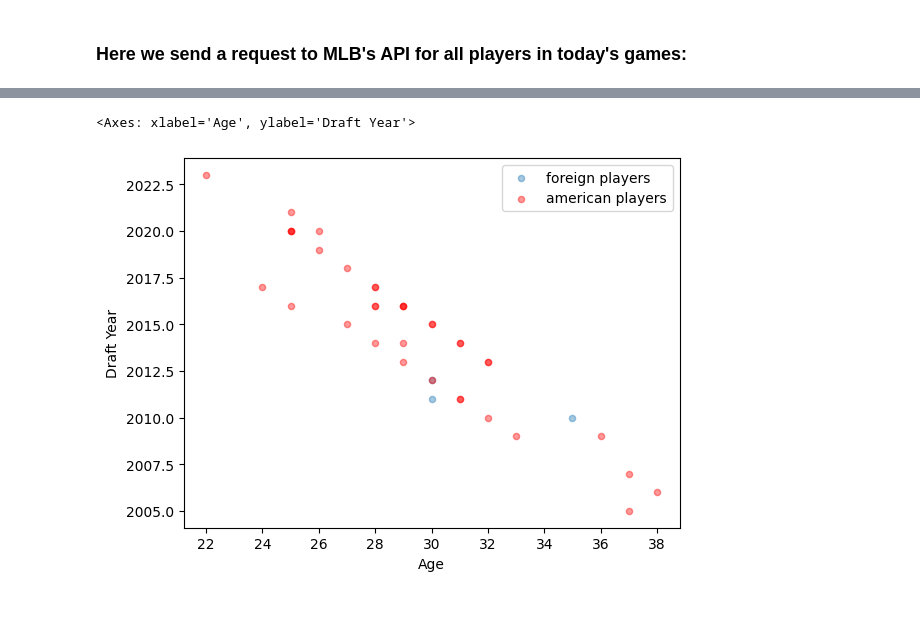
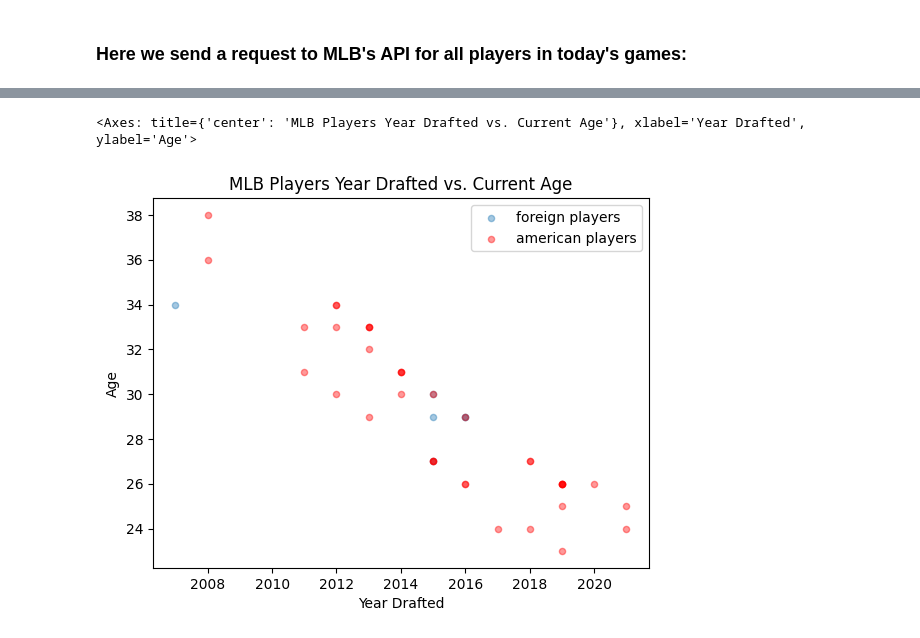
Before and after one commit to ztblick/baseball-data, a Jupyter notebook: playerCountries.ipynb, the cells around one changed output, grey strips where cells are left out. Drawn from its saved outputs; the diff is of its cells as text; code cells hidden in the pictures; blank space fills up the shorter version.

Commit message:
made a few graphs with batting data

```diff
--- a/playerCountries.ipynb
+++ b/playerCountries.ipynb
@@ -15,4 +32,5 @@ HOST = 'https://statsapi.mlb.com'
 url = HOST + df.loc[0,'link']
 r = requests.get(url=url).json()
 player_df = pd.DataFrame(r['gameData']['players'])
-player_df.T
+player_df_all = pd.DataFrame(['players'])
+player_df = player_df.T
@@ -37,0 +57,15 @@ player_df.T
+# %%
+s = player_df.loc['ID682622','height']
+int(s[0]) + float(s[3]) / 12
+
+def convert_height_to_dec(player_height):
+    if len(player_height) == 6:
+        player_height = int(player_height[0]) + 10/12 + float(player_height[4]) / 12
+    else:
+        player_height = int(player_height[0]) + float(player_height[3]) / 12
+    return player_height
+
+player_df.height = player_df.height.apply(convert_height_to_dec)
+
+for height in player_df.height:
+    print(height)
@@ -41,11 +93,12 @@ foreign_players = player_df['birthCountry'] != 'USA'
 foreigners = player_df.loc[foreign_players]
 americans = player_df.loc[foreign_players == False]
 # %%
-ax = foreigners.plot.scatter(x='currentAge', y='draftYear', alpha = 0.4, label= 'foreign players')
-ax = americans.plot.scatter(x='currentAge', y='draftYear', alpha = 0.4, color= 'red', label= 'american players', ax=ax)
-ax.set_ylabel('Draft Year')
-ax.set_xlabel('Age')
+ax = foreigners.plot.scatter(x='draftYear', y='currentAge', alpha = 0.4, label= 'foreign players')
+ax = americans.plot.scatter(x='draftYear', y='currentAge', alpha = 0.4, color= 'red', label= 'american players', ax=ax)
+ax.set_ylabel('Age')
+ax.set_xlabel('Year Drafted')
+ax.set_title('MLB Players Year Drafted vs. Current Age')
 ax
 # %% [output]
-<Axes: xlabel='Age', ylabel='Draft Year'>
+<Axes: title={'center': 'MLB Players Year Drafted vs. Current Age'}, xlabel='Year Drafted', ylabel='Age'>
-[figure, old version]
+[figure, new version]
```
Also changed, not shown: parts of 15 cells of this notebook, 2 other files.
